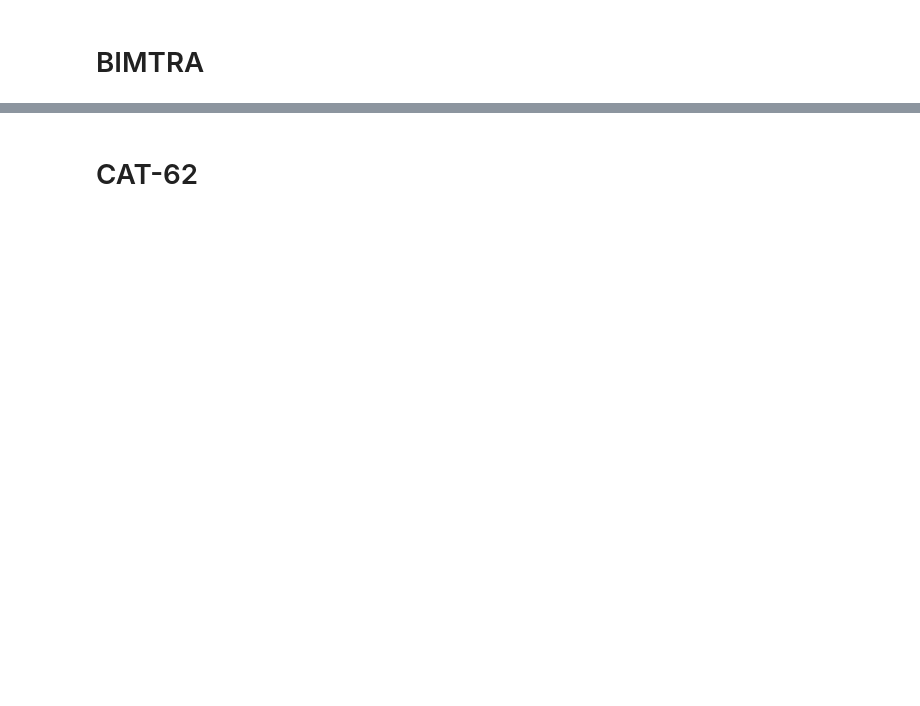
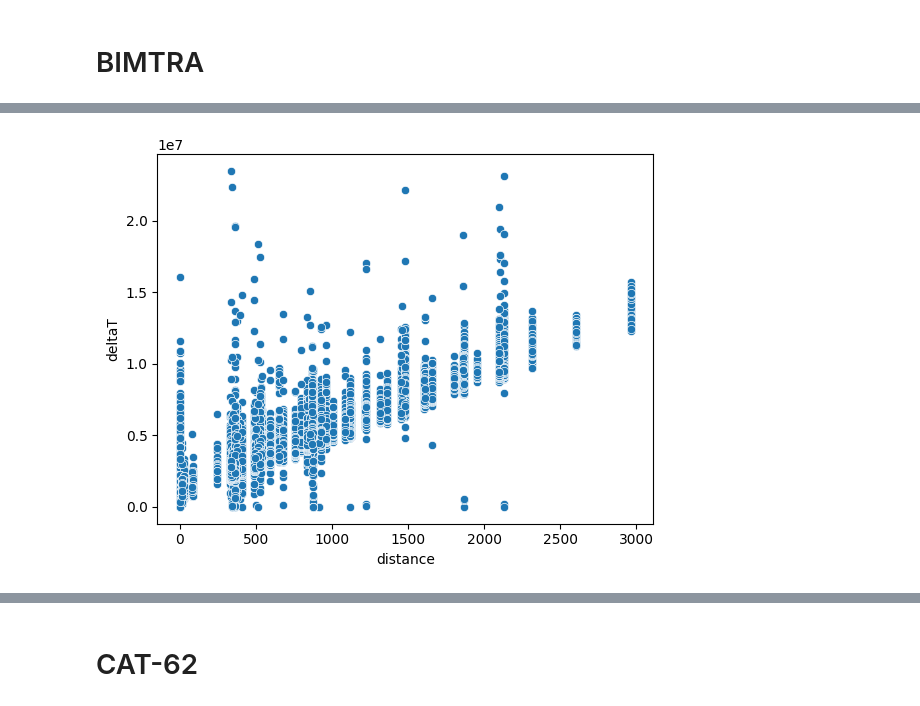
Before and after one commit to LucasRamosP/ITA_LATAM_Challenge, a Jupyter notebook: notebook.ipynb, the cells around one changed output, grey strips where cells are left out. Cells and saved outputs as stored; diff of their text form; code cells hidden in the pictures; blank space fills up the shorter version.

```diff
--- a/notebook.ipynb
+++ b/notebook.ipynb
@@ -31,0 +65,7 @@ df_bimtra
+# %%
+df_bimtra = df_bimtra[(df_bimtra['deltaT']>=0)&(df_bimtra['deltaT']<3e7)]
+# %%
+sns.scatterplot(data= df_bimtra, x='distance', y='deltaT')
+plt.show()
+# %% [output]
+[figure, added]
```
Also changed, not shown: parts of 9 cells of this notebook, 1 other file.
